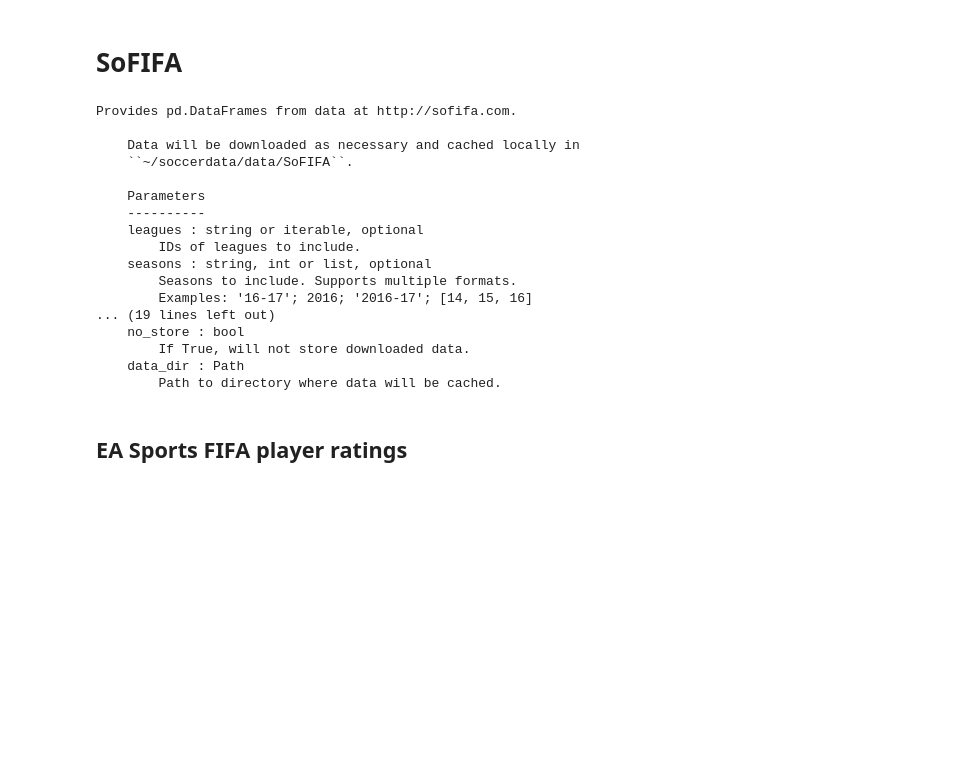
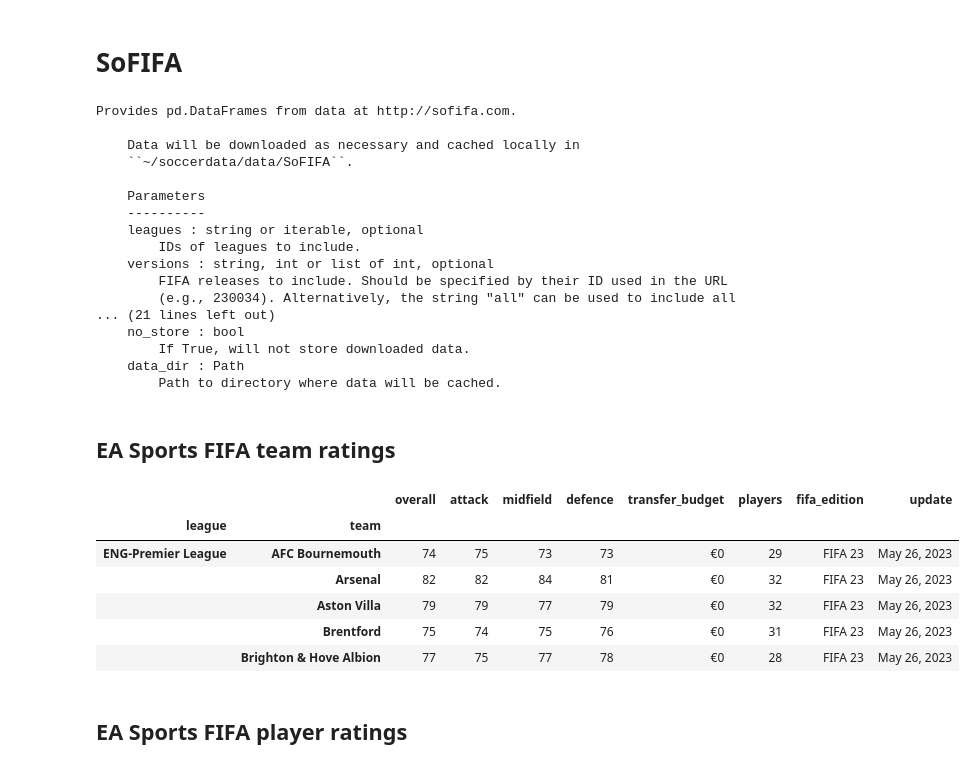
Before and after one commit to probberechts/soccerdata, a Jupyter notebook: docs/datasources/SoFIFA.ipynb, the cells around one changed output. Cells and saved outputs as stored; diff of their text form; code cells hidden in the pictures; blank space fills up the shorter version.

```diff
--- a/docs/datasources/SoFIFA.ipynb
+++ b/docs/datasources/SoFIFA.ipynb
@@ -14,7 +14,7 @@ import soccerdata as sd
 # %% [markdown]
 # SoFIFA
 # %%
-sofifa = sd.SoFIFA(leagues="ENG-Premier League", seasons=2021)
+sofifa = sd.SoFIFA(leagues="ENG-Premier League", versions="latest")
 print(sofifa.__doc__)
 # %% [output]
 Provides pd.DataFrames from data at http://sofifa.com.
@@ -26,14 +26,27 @@ Provides pd.DataFrames from data at http://sofifa.com.
     ----------
     leagues : string or iterable, optional
         IDs of leagues to include.
-    seasons : string, int or list, optional
-        Seasons to include. Supports multiple formats.
-        Examples: '16-17'; 2016; '2016-17'; [14, 15, 16]
-... (19 lines left out)
+    versions : string, int or list of int, optional
+        FIFA releases to include. Should be specified by their ID used in the URL
+        (e.g., 230034). Alternatively, the string "all" can be used to include all
+... (21 lines left out)
     no_store : bool
         If True, will not store downloaded data.
     data_dir : Path
         Path to directory where data will be cached.
+# %% [markdown]
+## EA Sports FIFA team ratings
+# %%
+team_ratings = sofifa.read_team_ratings()
+team_ratings.head()
+# %% [output]
+|  |  | overall | attack | midfield | defence | transfer_budget | players | fifa_edition | update |
+| league | team |  |  |  |  |  |  |  |  |
+| ENG-Premier League | AFC Bournemouth | 74 | 75 | 73 | 73 | €0 | 29 | FIFA 23 | May 26, 2023 |
+|  | Arsenal | 82 | 82 | 84 | 81 | €0 | 32 | FIFA 23 | May 26, 2023 |
+|  | Aston Villa | 79 | 79 | 77 | 79 | €0 | 32 | FIFA 23 | May 26, 2023 |
+|  | Brentford | 75 | 74 | 75 | 76 | €0 | 31 | FIFA 23 | May 26, 2023 |
+|  | Brighton & Hove Albion | 77 | 75 | 77 | 78 | €0 | 28 | FIFA 23 | May 26, 2023 |
 # %% [markdown]
 ## EA Sports FIFA player ratings
 # %%
```
Also changed, not shown: parts of 3 cells of this notebook, 4 other files.
